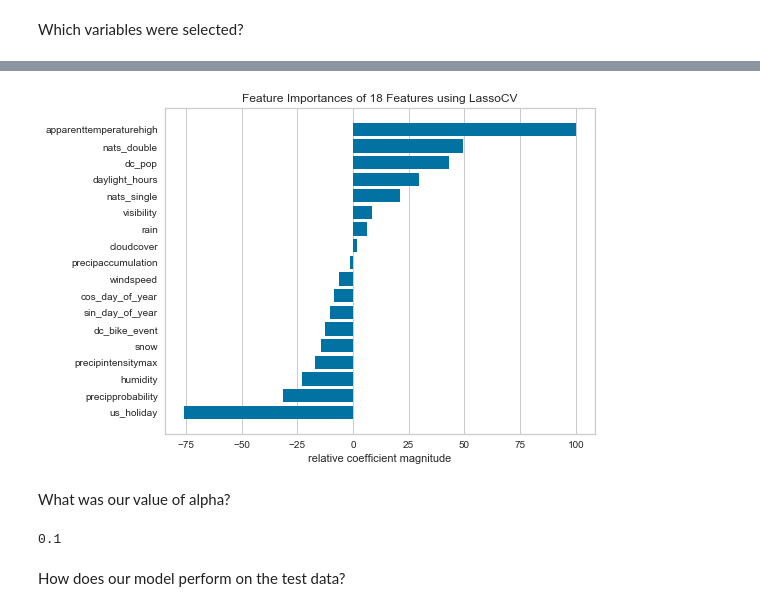
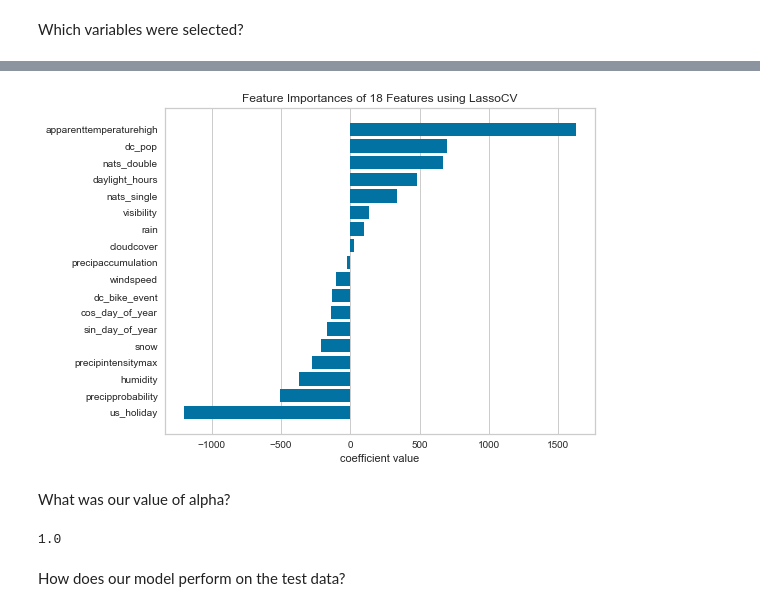
Before and after one commit to noahnewberger/Bikeshare-DC, a Jupyter notebook: machine_learning/lasso_model_total_rides_no_pf.ipynb, the cells around one changed output, grey strips where cells are left out. Cells and saved outputs as stored; diff of their text form; code cells hidden in the pictures.

```diff
--- a/machine_learning/lasso_model_total_rides_no_pf.ipynb
+++ b/machine_learning/lasso_model_total_rides_no_pf.ipynb
@@ -373,7 +373,7 @@ from sklearn.linear_model import LassoCV
 
 # Alphas to search over
 # Alpha usually settles around 5
-alphas = np.logspace(-5, -1, 250)
+alphas = np.logspace(-4, 0, 250)
 
 # Instantiate model
 cv = KFold(n_splits=5, shuffle=True, random_state=7)
@@ -436,7 +436,7 @@ from yellowbrick.features.importances import FeatureImportances
 fig = plt.figure()
 ax = fig.add_subplot()
 
-viz = FeatureImportances(lasso, ax=ax, labels=None)
+viz = FeatureImportances(lasso, ax=ax, labels=None, relative=False)
 viz.fit(Xtrain, ytrain)
 viz.poof()
 # %% [output]
@@ -445,10 +445,10 @@ viz.poof()
-[figure, old version]
+[figure, new version]
 # %% [markdown]
 What was our value of alpha?
 # %%
 print(lasso.alpha_)
 # %% [output]
-0.1
+1.0
 # %% [markdown]
 How does our model perform on the test data?
 # %%
```
Also changed, not shown: parts of 10 cells of this notebook, 2 other files.
